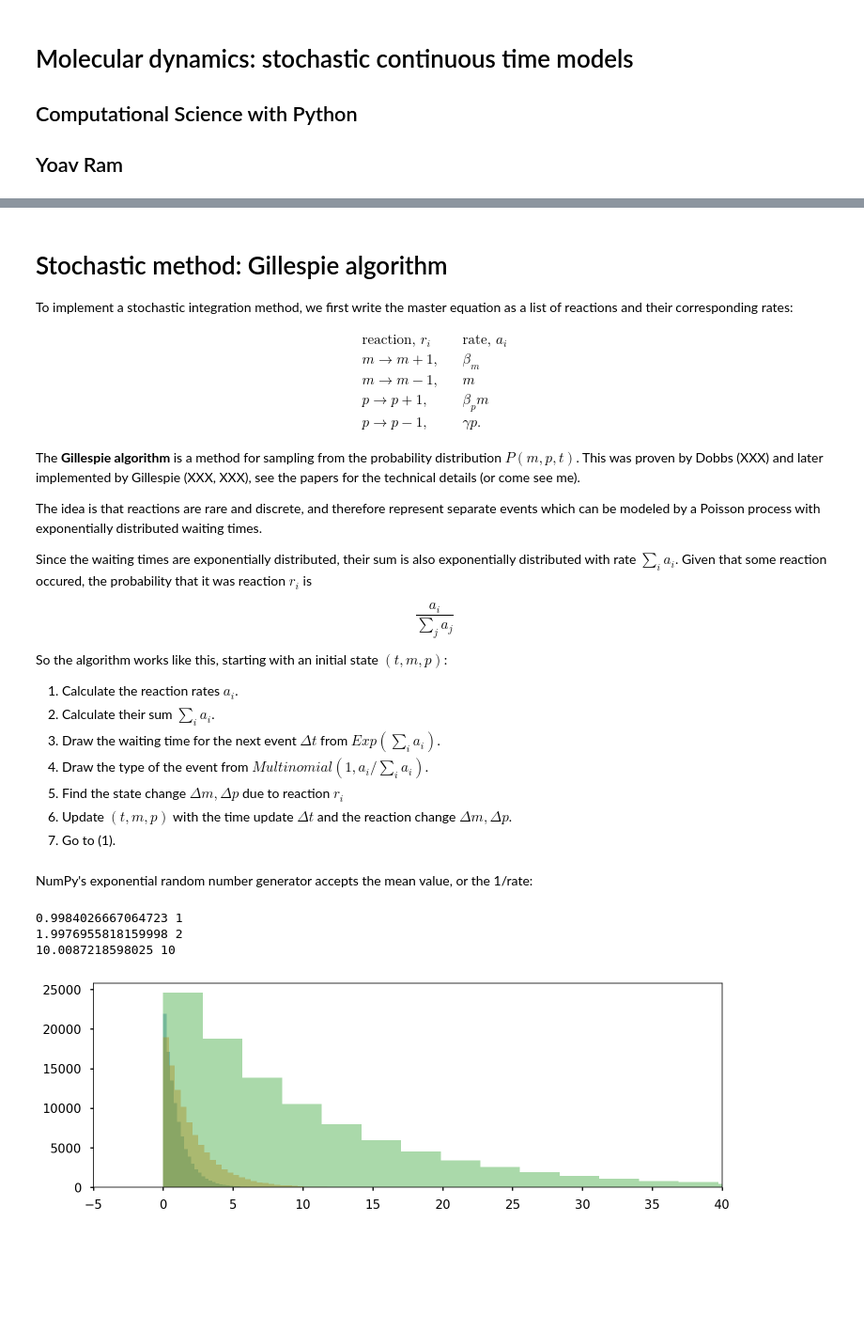
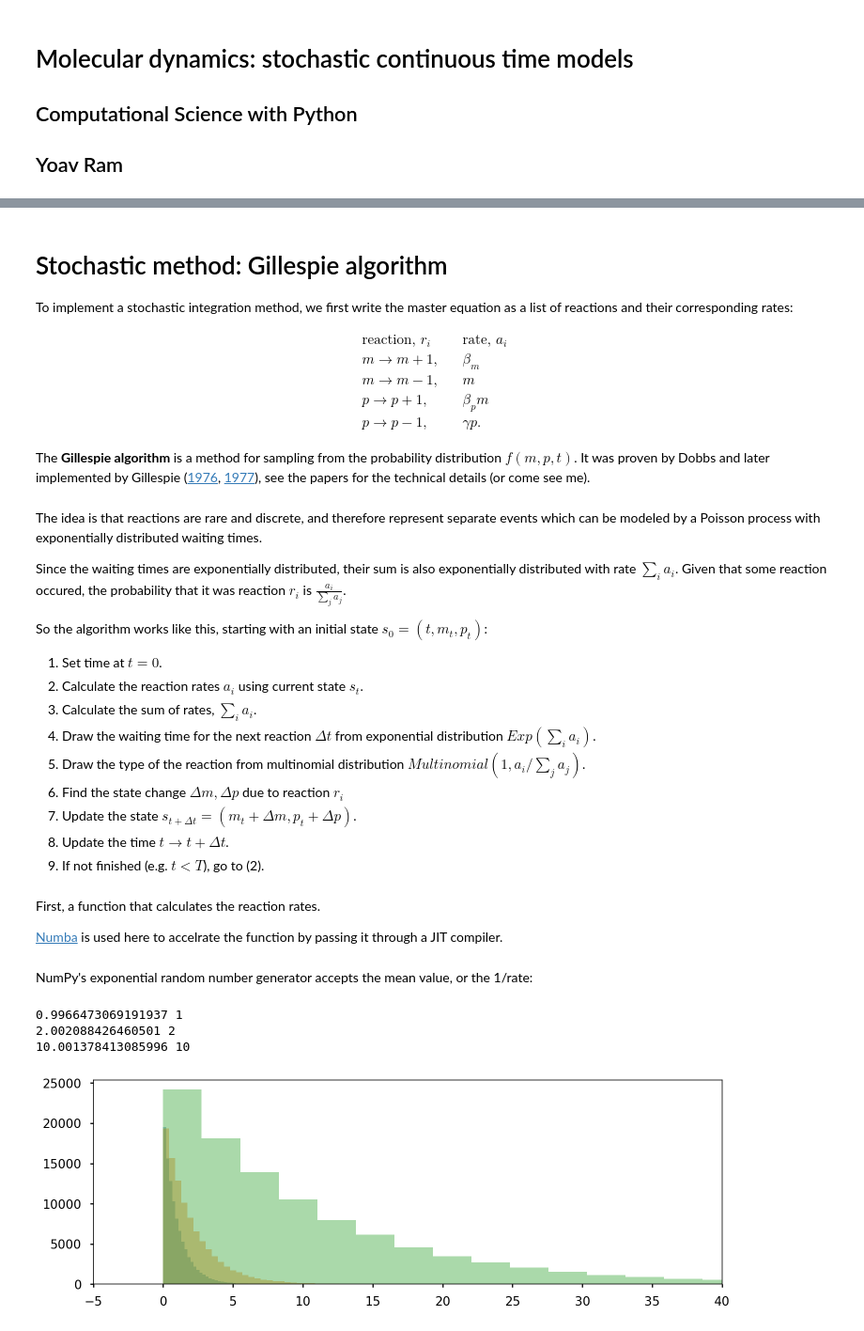
Before and after one commit to yoavram/SciComPy, a Jupyter notebook: notebooks/gillespie.ipynb, the cells around one changed output, grey strips where cells are left out. Shown at 94% size. Cells and saved outputs as stored; diff of their text form; code cells hidden in the pictures; blank space fills up the shorter version.

```diff
--- a/notebooks/gillespie.ipynb
+++ b/notebooks/gillespie.ipynb
@@ -99,36 +141,39 @@ plot_mp(t, m, p);
+# %% [markdown]
+# Stochastic method: Gillespie algorithm
+
+To implement a stochastic integration method, we first write the master equation as a list of reactions and their corresponding rates:
+
+\begin{align}
+\begin{array}{ll}
+\text{reaction, }r_i & \text{rate, } a_i \\
+m \rightarrow m+1,\;\;\;\; & \beta_m \\
+m \rightarrow m-1, \;\;\;\; & m\\
+p \rightarrow p+1, \;\;\;\; & \beta_p m \\
+p \rightarrow p-1, \;\;\;\; & \gamma p.
+\end{array}
+\end{align}
+
+The **Gillespie algorithm** is a method for sampling from the probability distribution $f(m,p,t)$.
+It was proven by Dobbs and later implemented by Gillespie ([1976](https://www.sciencedirect.com/science/article/pii/0021999176900413), [1977](https://pubs.acs.org/doi/abs/10.1021/j100540a008?journalCode=jpchax)), see the papers for the technical details (or come see me).
 # %% [markdown]
-# Stochastic method: Gillespie algorithm
-
-To implement a stochastic integration method, we first write the master equation as a list of reactions and their corresponding rates:
-
-\begin{align}
-\begin{array}{ll}
-\text{reaction, }r_i & \text{rate, } a_i \\
-m \rightarrow m+1,\;\;\;\; & \beta_m \\
-m \rightarrow m-1, \;\;\;\; & m\\
-p \rightarrow p+1, \;\;\;\; & \beta_p m \\
-p \rightarrow p-1, \;\;\;\; & \gamma p.
-\end{array}
-\end{align}
-
-The **Gillespie algorithm** is a method for sampling from the probability distribution $P(m,p,t)$. This was proven by Dobbs (XXX) and later implemented by Gillespie (XXX, XXX), see the papers for the technical details (or come see me).
-
 The idea is that reactions are rare and discrete, and therefore represent separate events which can be modeled by a Poisson process with exponentially distributed waiting times.
 
 Since the waiting times are exponentially distributed, their sum is also exponentially distributed with rate $\sum_i{a_i}$.
-Given that some reaction occured, the probability that it was reaction $r_i$ is
+Given that some reaction occured, the probability that it was reaction $r_i$ is $\frac{a_i}{\sum_j{a_j}}$.
 
-$$
-\frac{a_i}{\sum_j{a_j}}
-$$
-
-So the algorithm works like this, starting with an initial state $(t, m, p)$:
-1. Calculate the reaction rates $a_i$.
-1. Calculate their sum $\sum_i{a_i}$.
-1. Draw the waiting time for the next event $\Delta t$ from $Exp(\sum_i{a_i})$.
-1. Draw the type of the event from $Multinomial(1, a_i/\sum_i{a_i})$.
+So the algorithm works like this, starting with an initial state $s_0 = (t, m_t, p_t)$:
+1. Set time at $t=0$.
+1. Calculate the reaction rates $a_i$ using current state $s_t$.
+1. Calculate the sum of rates, $\sum_i{a_i}$.
+1. Draw the waiting time for the next reaction $\Delta t$ from exponential distribution $Exp(\sum_i{a_i})$.
+1. Draw the type of the reaction from multinomial distribution $Multinomial(1, a_i/\sum_j{a_j})$.
 1. Find the state change $\Delta m, \Delta p$ due to reaction $r_i$
-1. Update $(t, m, p)$ with the time update $\Delta t$ and the reaction change $\Delta m, \Delta p$.
-1. Go to (1).
+1. Update the state $s_{t+\Delta t} = (m_t + \Delta m, p_t + \Delta p)$.
+1. Update the time $t \to t + \Delta t$.
+1. If not finished (e.g. $t<T$), go to (2).
+# %% [markdown]
+First, a function that calculates the reaction rates.
+
+[Numba](http://numba.pydata.org) is used here to accelrate the function by passing it through a JIT compiler.
 # %%
 @numba.jit # 2-fold faster
@@ -142,22 +187,23 @@ def get_rates(m, p, βm, βp, γ):
 # %% [markdown]
 NumPy's exponential random number generator accepts the mean value, or the 1/rate:
 # %%
-x1 = np.random.exponential(1, size=100000)
-x2 = np.random.exponential(2, size=100000)
-x10 = np.random.exponential(10, size=100000)
+n = 100000
+x1 = np.random.exponential(1, size=n)
+x2 = np.random.exponential(2, size=n)
+x10 = np.random.exponential(10, size=n)
 
 fig, ax = plt.subplots(1, 1, figsize=(12, 4))
 kwargs = dict(kde=False)
 sns.distplot(x1, **kwargs)
 sns.distplot(x2, **kwargs)
 sns.distplot(x10, **kwargs)
 ax.set_xlim(-5, 40)
 
 print(x1.mean(), 1)
 print(x2.mean(), 2)
 print(x10.mean(), 10)
 # %% [output]
-0.9984026667064723 1
-1.9976955818159998 2
-10.0087218598025 10
+0.9966473069191937 1
+2.002088426460501 2
+10.001378413085996 10
-[figure, old version]
+[figure, new version]
```
Also changed, not shown: parts of 32 cells of this notebook.
